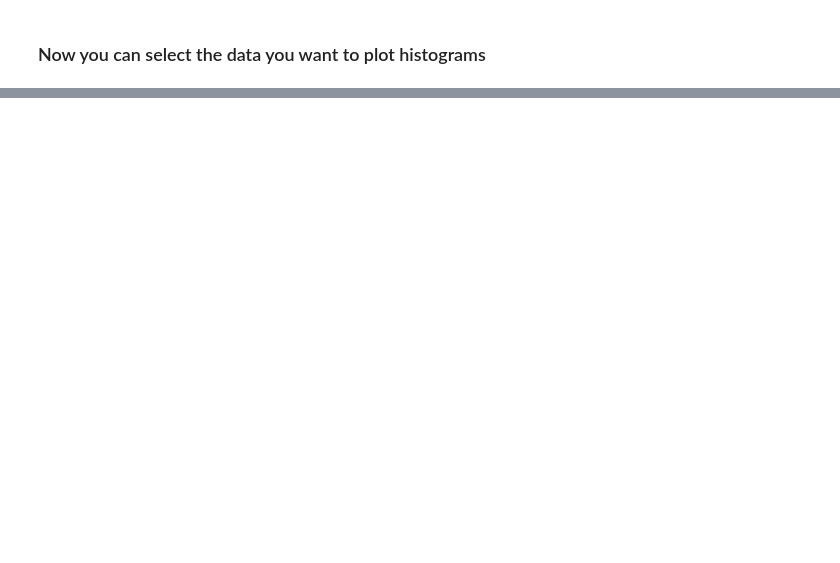
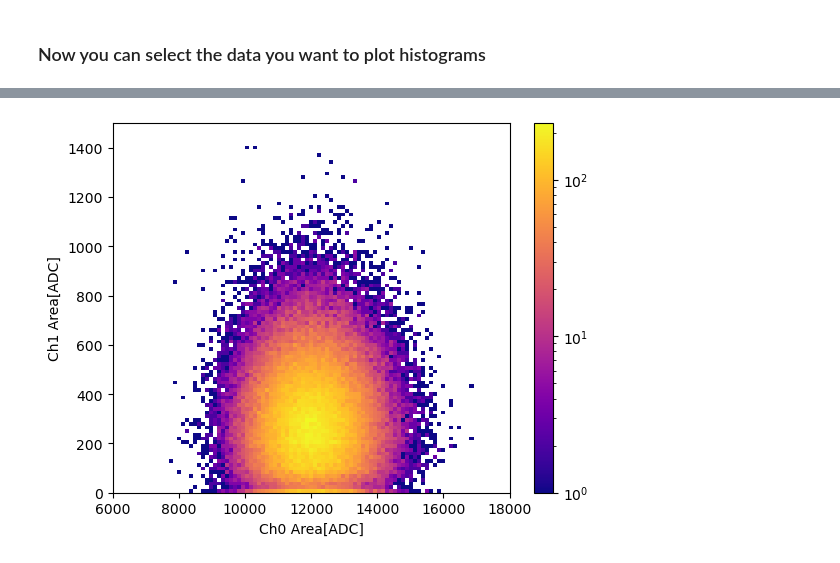
Before and after one commit to Westlake-University-Lsc-lab/ProcessLocalData, a Jupyter notebook: plot_example.ipynb, the cells around one changed output, grey strips where cells are left out. Saved outputs shown, nothing was run; the diff lists cells and outputs as text; code cells hidden in the pictures; blank space fills up the shorter version.

```diff
--- a/plot_example.ipynb
+++ b/plot_example.ipynb
@@ -83,0 +151,12 @@ np.sum(area_ch0)/np.sum(area_ch1)
+# %%
+plt.hist2d(area_ch0, area_ch1, bins=[
+    np.linspace(6.e3, 1.8e4, 100),
+    np.linspace(0, 1500, 100)
+] , norm=LogNorm(), cmap='plasma')
+plt.colorbar()
+#plt.yscale('log')
+plt.xlabel('Ch0 Area[ADC]')
+plt.ylabel('Ch1 Area[ADC]')
+plt.show()
+# %% [output]
+[figure, added]
```
Also changed, not shown: parts of 32 cells of this notebook.
